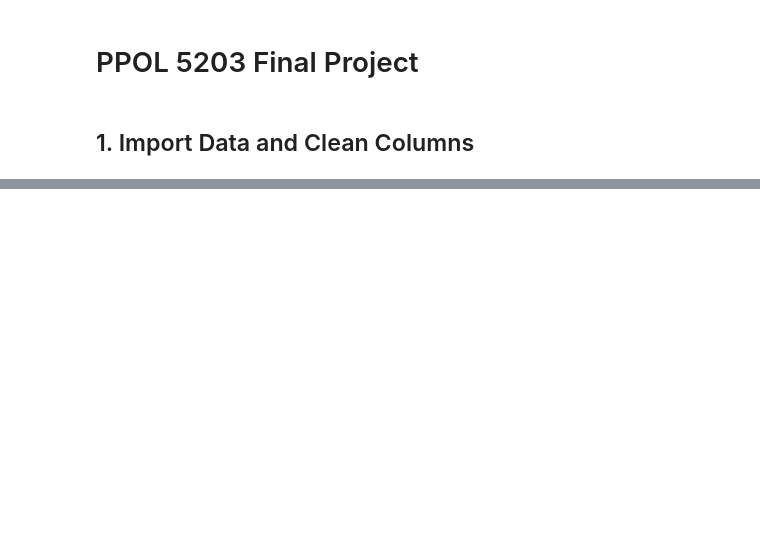
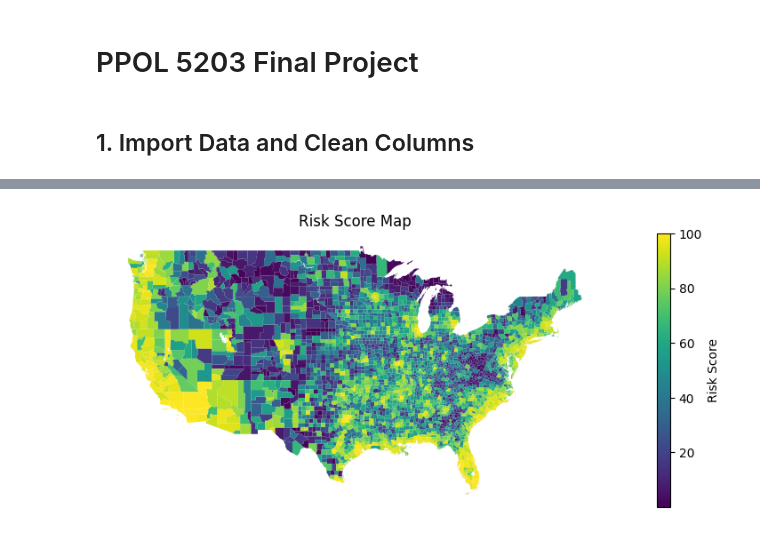
Before and after one commit to bridey397/PPOL5203_FinalProject, a Jupyter notebook: Python_code/GIS_Models.ipynb, the cells around one changed output, grey strips where cells are left out. Drawn from its saved outputs; the diff is of its cells as text; code cells hidden in the pictures; blank space fills up the shorter version.

```diff
--- a/Python_code/GIS_Models.ipynb
+++ b/Python_code/GIS_Models.ipynb
@@ -26,0 +85,14 @@ os.chdir("../")
+# %%
+fig, ax = plt.subplots(figsize=(15,4))
+
+gis_2 = shape_county[~shape_county.STATE.str.contains("Alaska|Hawaii")].plot(column = 'RISK_SCORE',
+
+                                                                    legend = True, legend_kwds = {'label': "Risk Score"},
+                                                                       ax=ax)
+
+gis_2.set_axis_off()
+gis_2.set_title('Risk Score Map')
+
+plt.show()
+# %% [output]
+[figure, added]
```
Also changed, not shown: parts of 19 cells of this notebook, 2 other files.
